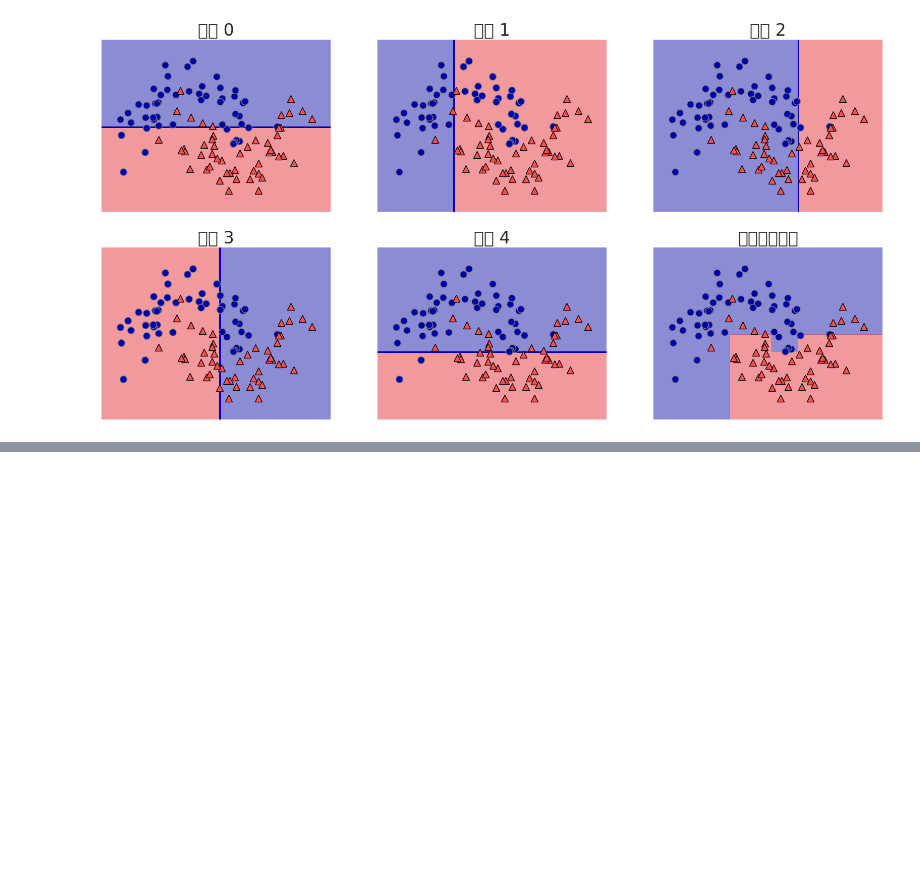
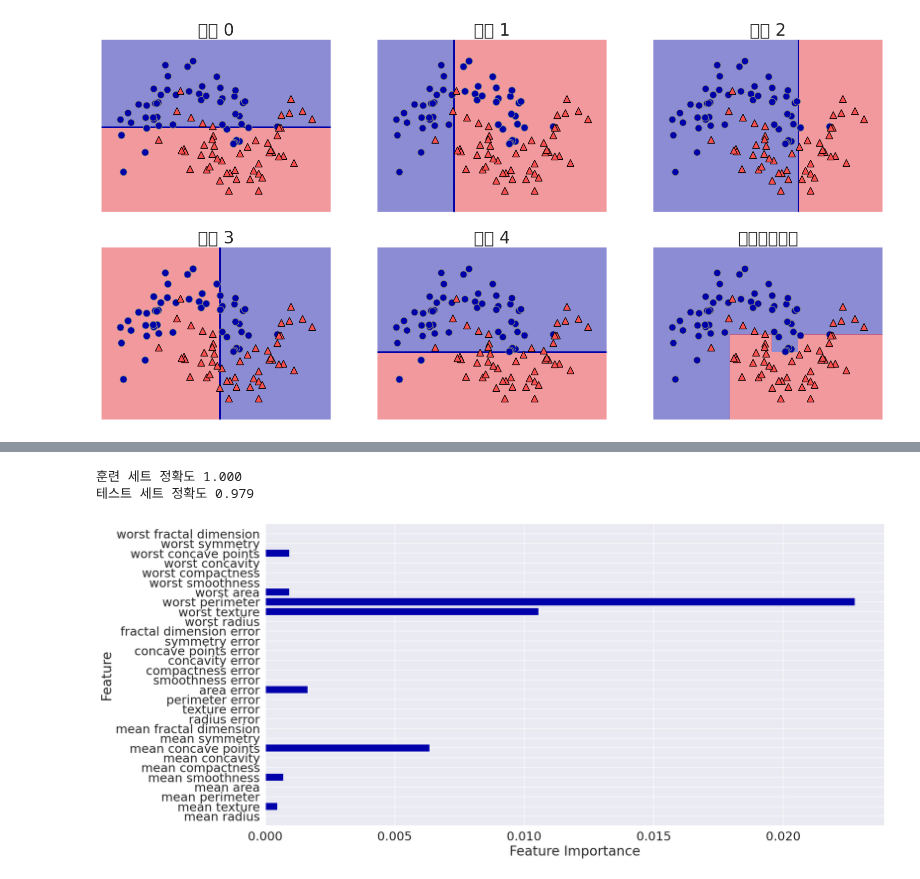
Before and after one commit to 201ssc/python_test1, a Jupyter notebook: 2_3_6_결정_트리의_앙상블.ipynb, the cells around one changed output, grey strips where cells are left out. Cells and saved outputs as stored; diff of their text form; code cells hidden in the pictures; blank space fills up the shorter version.

```diff
--- a/2_3_6_결정_트리의_앙상블.ipynb
+++ b/2_3_6_결정_트리의_앙상블.ipynb
@@ -354,0 +387,24 @@ plt.show()
+# %%
+hgb = HistGradientBoostingClassifier(random_state=42)
+hgb.fit(Xc_train, yc_train)
+
+print("훈련 세트 정확도 {:.3f}".format(hgb.score(Xc_train, yc_train)))
+print("테스트 세트 정확도 {:.3f}".format(hgb.score(Xc_test, yc_test)))
+# %% [output]
+훈련 세트 정확도 1.000
+테스트 세트 정확도 0.979
+# %%
+from sklearn.inspection import permutation_importance
+
+result = permutation_importance(hgb, Xc_train, yc_train, n_repeats=10, random_state=42, n_jobs=-1)
+
+
+plt.figure(figsize=(20, 10))
+plt.barh(range(n_features), result.importances_mean, align='center')
+plt.yticks(np.arange(n_features), cancer.feature_names)
+plt.xlabel("Feature Importance")
+plt.ylabel("Feature")
+plt.ylim(-1, n_features)
+plt.show()
+# %% [output]
+[figure, added]
```
Also changed, not shown: parts of 4 cells of this notebook.
